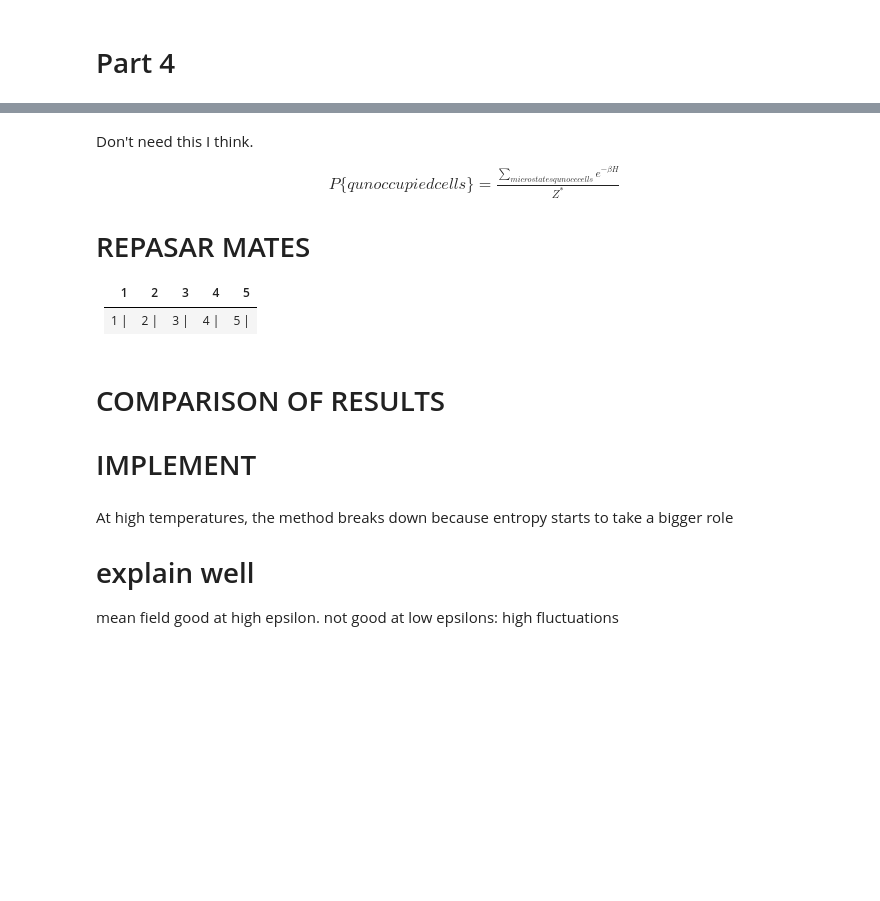
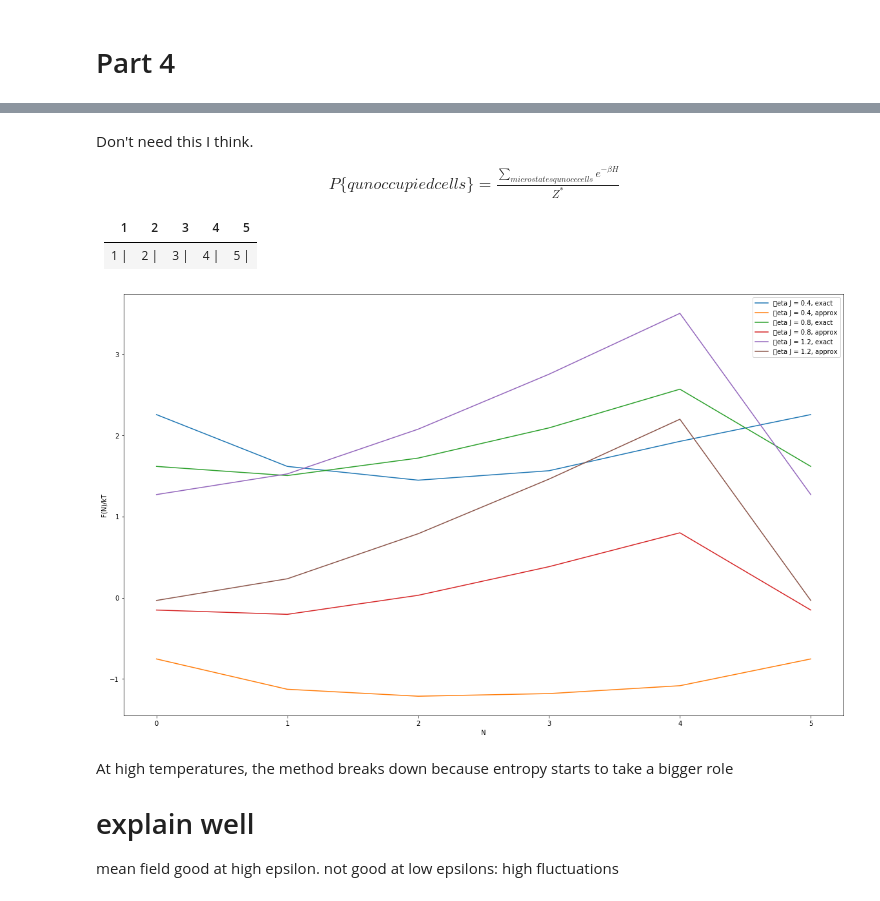
Before and after one commit to martagonzalvo/che164, a Jupyter notebook: 164Project_v2.ipynb, the cells around one changed output, grey strips where cells are left out. Cells and saved outputs as stored; diff of their text form; code cells hidden in the pictures; blank space fills up the shorter version.

```diff
--- a/164Project_v2.ipynb
+++ b/164Project_v2.ipynb
@@ -660,12 +664,6 @@ P\{q unoccupied cells\} = \frac{\sum_{microstatesqunocccells} e^{-\beta H}}{Z^*}
 \end{align}
 
 
-
-# REPASAR MATES
-
 |1 | 2 | 3 |  4 | 5 |
 |--- | --- | ---| ---| ---|
 | 1 \|  | 2 \| | 3 \| | 4 \|  | 5 \| |
-# %% [markdown]
-# COMPARISON OF RESULTS
-# IMPLEMENT
@@ -674,3 +709,12 @@ P\{q unoccupied cells\} = \frac{\sum_{microstatesqunocccells} e^{-\beta H}}{Z^*}
+# %%
+for J in J_part1:
+    plt.plot(macrostates, free_energy(J/10, J), label='\beta J = {}, exact'.format(J));
+    plt.plot(macrostates, -np.log(approx_probs(J/10, J)), label='\beta J = {}, approx'.format(J))
+plt.legend();
+plt.xlabel('N');
+plt.ylabel('F(N)/kT');
+# %% [output]
+[figure, added]
 # %% [markdown]
 At high temperatures, the method breaks down because entropy starts to take a bigger role
 # explain well
```
Also changed, not shown: parts of 10 cells of this notebook.
